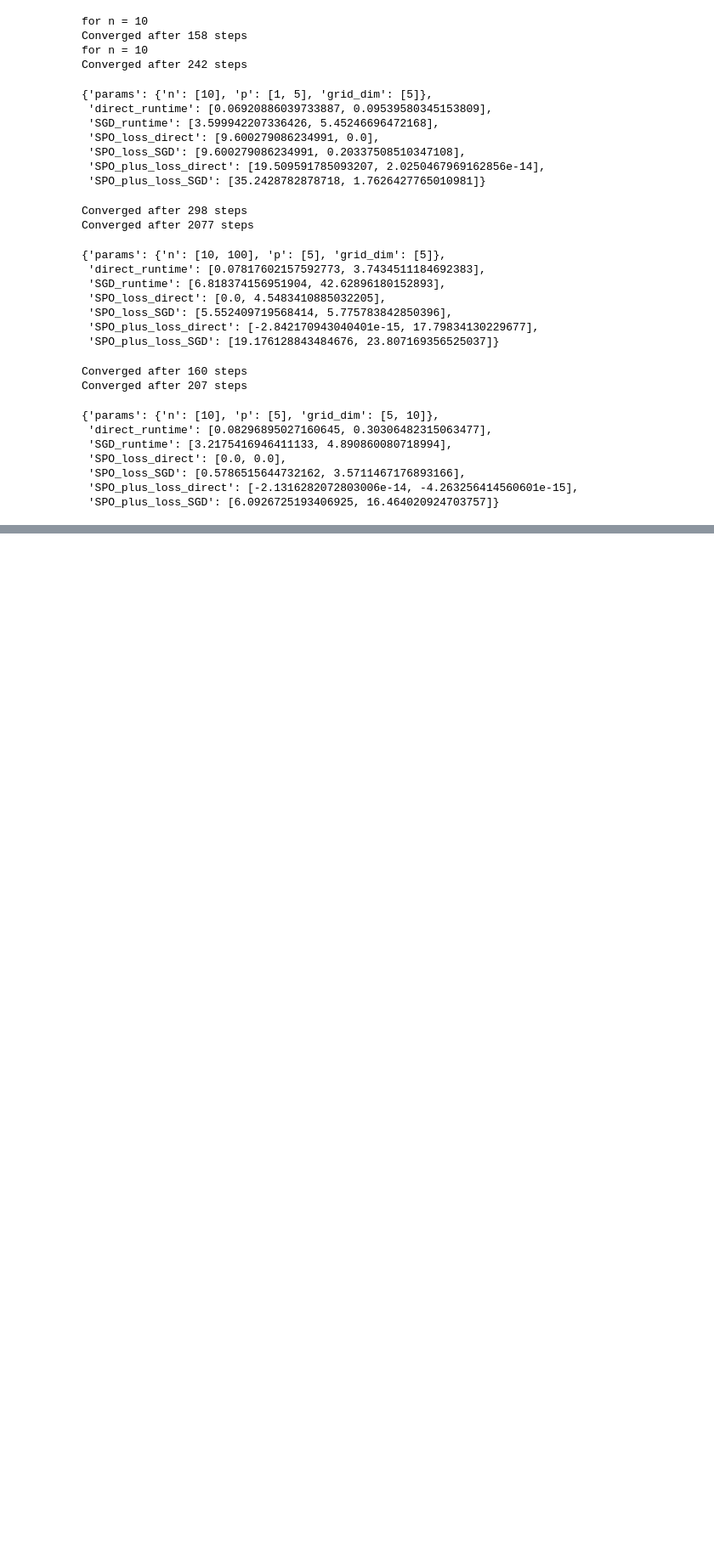
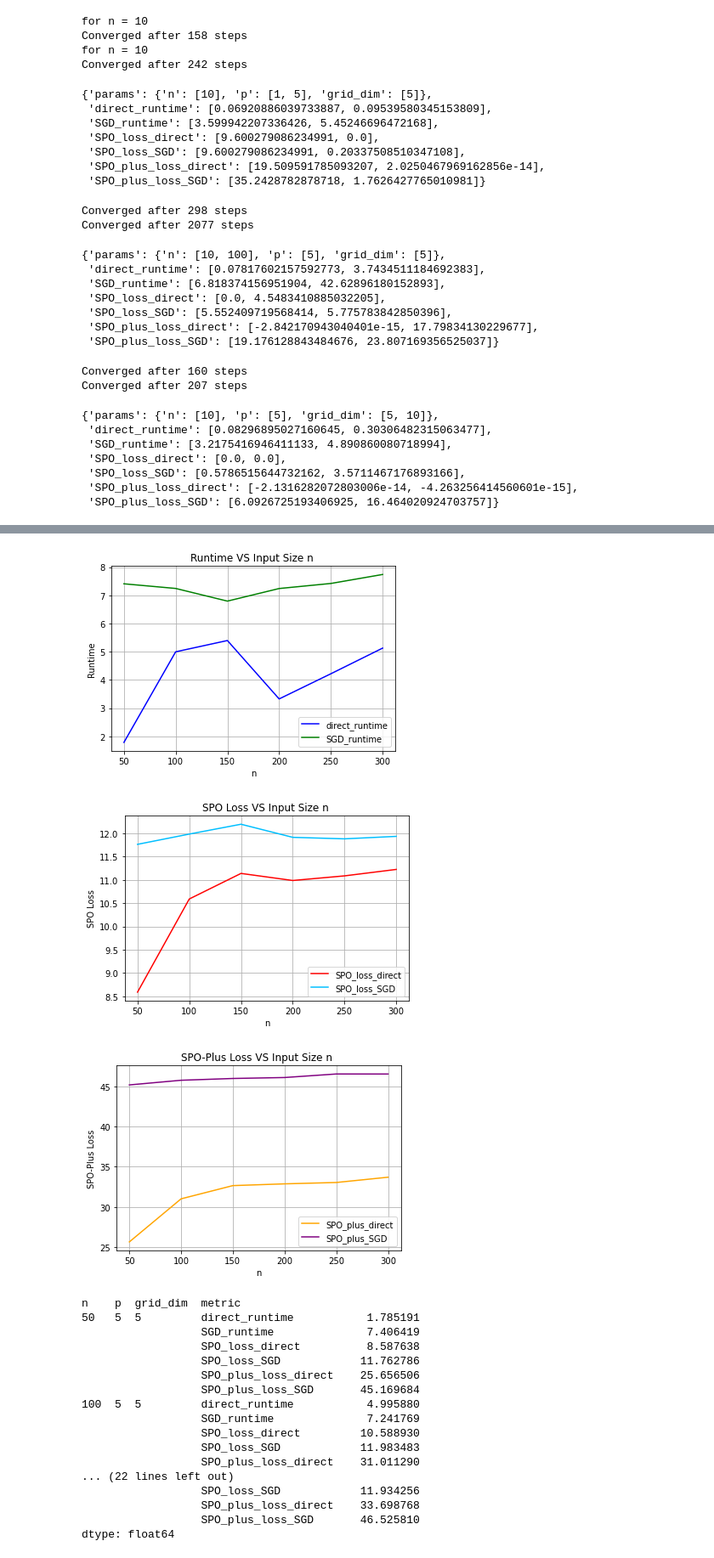
Before and after one commit to michaelzcjia/smart_predict_optimize, a Jupyter notebook: Experiments.ipynb, the cells around one changed output, grey strips where cells are left out. Shown at 85% size. Saved outputs shown, nothing was run; the diff lists cells and outputs as text; code cells hidden in the pictures; blank space fills up the shorter version.

Commit message:
Plotting runtime and loss 'SPOresults'

```diff
--- a/Experiments.ipynb
+++ b/Experiments.ipynb
@@ -270,0 +264,77 @@ plt.show()
+# %%
+# unpickling
+
+SPOresults = pd.read_pickle('SPOresults.pkl')
+SPOresults.head(10000)
+
+# index rows by cols
+SPO_results_mean = SPOresults.mean(numeric_only= True, axis=1)
+SPO_results_mean.head()
+
+x = [50,100,150,200,250,300]
+
+# plotting
+# using df - just for ease of reading
+df = SPO_results_mean
+direct_runtime = []
+SGD_runtime = []
+SPO_loss_direct = []
+SPO_loss_SGD = []
+SPO_plus_loss_direct = []
+SPO_plus_loss_SGD = []
+for i in range(len(x)):
+    direct_runtime.append(df.iloc[ 6 * i])
+    SGD_runtime.append(df.iloc[6 * i + 1])
+    SPO_loss_direct.append(df.iloc[6 * i + 2])
+    SPO_loss_SGD.append(df.iloc[6 * i + 3])
+    SPO_plus_loss_direct.append(df.iloc[6 * i + 4])
+    SPO_plus_loss_SGD.append(df.iloc[6 * i + 5])
+
+plt.plot(x, direct_runtime , label = 'direct_runtime', color = 'b')
+plt.plot(x, SGD_runtime, label = 'SGD_runtime', color = 'g')
+plt.xlabel('n')
+plt.ylabel('Runtime')
+plt.title('Runtime VS Input Size n ')
+plt.grid()
+plt.legend()
+plt.show()
+
+plt.plot(x, SPO_loss_direct , label = 'SPO_loss_direct', color = 'red')
+plt.plot(x, SPO_loss_SGD, label = 'SPO_loss_SGD', color = 'deepskyblue')
+plt.xlabel('n')
+plt.ylabel('SPO Loss')
+plt.title('SPO Loss VS Input Size n ')
+plt.legend()
+plt.grid()
+plt.show()
+
+plt.plot(x, SPO_plus_loss_direct, label = 'SPO_plus_direct', color = 'orange')
+plt.plot(x, SPO_plus_loss_SGD, label = 'SPO_plus_SGD', color = 'purple')
+plt.xlabel('n')
+plt.ylabel('SPO-Plus Loss')
+plt.title('SPO-Plus Loss VS Input Size n ')
+plt.legend()
+plt.grid()
+plt.show()
+#SPO_results_mean.head(1000)
+# %% [output]
+[figure, added]
+[figure, added]
+[figure, added]
+n    p  grid_dim  metric
+50   5  5         direct_runtime           1.785191
+                  SGD_runtime              7.406419
+                  SPO_loss_direct          8.587638
+                  SPO_loss_SGD            11.762786
+                  SPO_plus_loss_direct    25.656506
+                  SPO_plus_loss_SGD       45.169684
+100  5  5         direct_runtime           4.995880
+                  SGD_runtime              7.241769
+                  SPO_loss_direct         10.588930
+                  SPO_loss_SGD            11.983483
+                  SPO_plus_loss_direct    31.011290
+... (22 lines left out)
+                  SPO_loss_SGD            11.934256
+                  SPO_plus_loss_direct    33.698768
+                  SPO_plus_loss_SGD       46.525810
+dtype: float64
```
Also changed, not shown: parts of 3 cells of this notebook.
